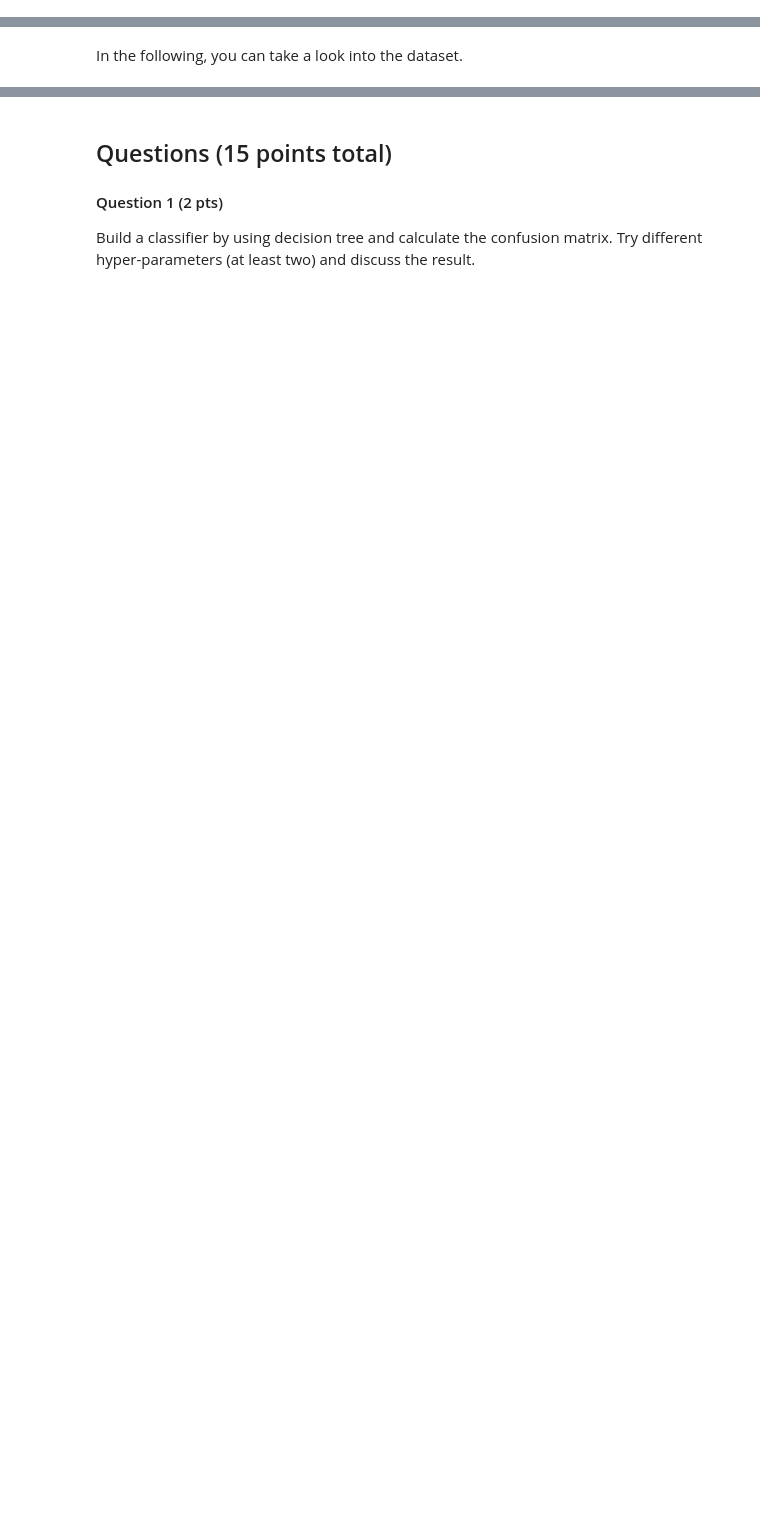
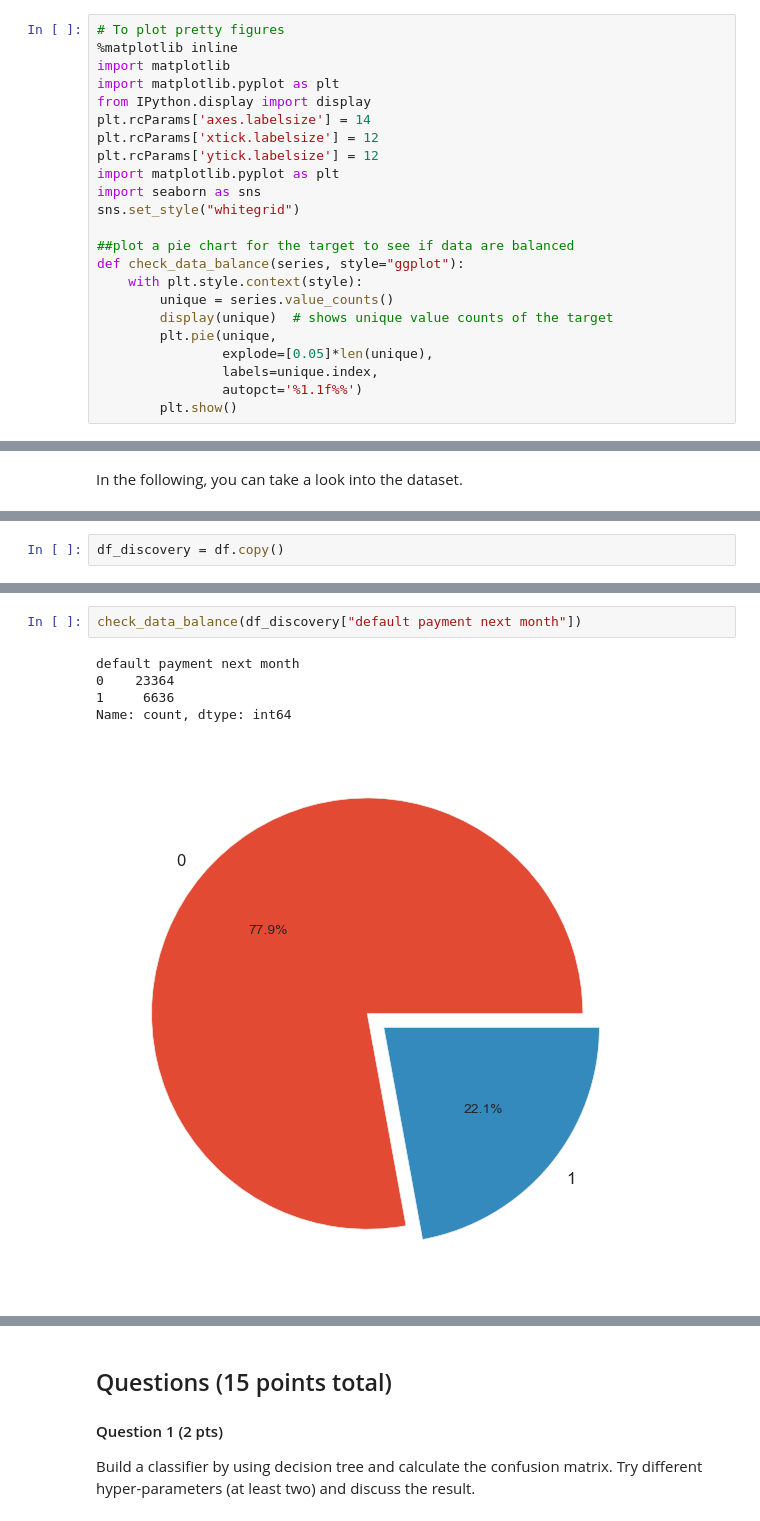
Before and after one commit to JordanVercillo/data_science, a Jupyter notebook: machine_learning/assignments/assignment4.ipynb, the cells around one changed output, grey strips where cells are left out. Drawn from its saved outputs; the diff is of its cells as text; blank space fills up the shorter version.

```diff
--- a/machine_learning/assignments/assignment4.ipynb
+++ b/machine_learning/assignments/assignment4.ipynb
@@ -25,0 +38,23 @@ random_state = 42
+# %%
+# To plot pretty figures
+%matplotlib inline
+import matplotlib
+import matplotlib.pyplot as plt
+from IPython.display import display
+plt.rcParams['axes.labelsize'] = 14
+plt.rcParams['xtick.labelsize'] = 12
+plt.rcParams['ytick.labelsize'] = 12
+import matplotlib.pyplot as plt
+import seaborn as sns
+sns.set_style("whitegrid")
+
+##plot a pie chart for the target to see if data are balanced
+def check_data_balance(series, style="ggplot"):
+    with plt.style.context(style):
+        unique = series.value_counts()
+        display(unique)  # shows unique value counts of the target
+        plt.pie(unique,
+                explode=[0.05]*len(unique),
+                labels=unique.index,
+                autopct='%1.1f%%')
+        plt.show()
@@ -49,0 +166,2 @@ dataset.head(10)
+# %%
+df_discovery = df.copy()
@@ -49,0 +185,8 @@ dataset.head(10)
+# %%
+check_data_balance(df_discovery["default payment next month"])
+# %% [output]
+default payment next month
+0    23364
+1     6636
+Name: count, dtype: int64
+[figure, added]
```
Also changed, not shown: parts of 36 cells of this notebook.
